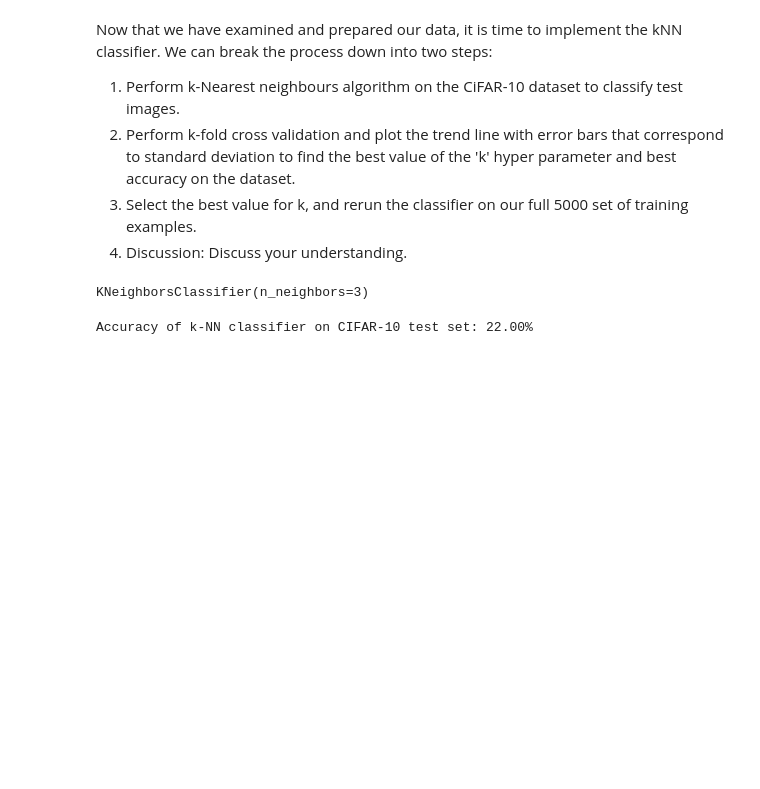
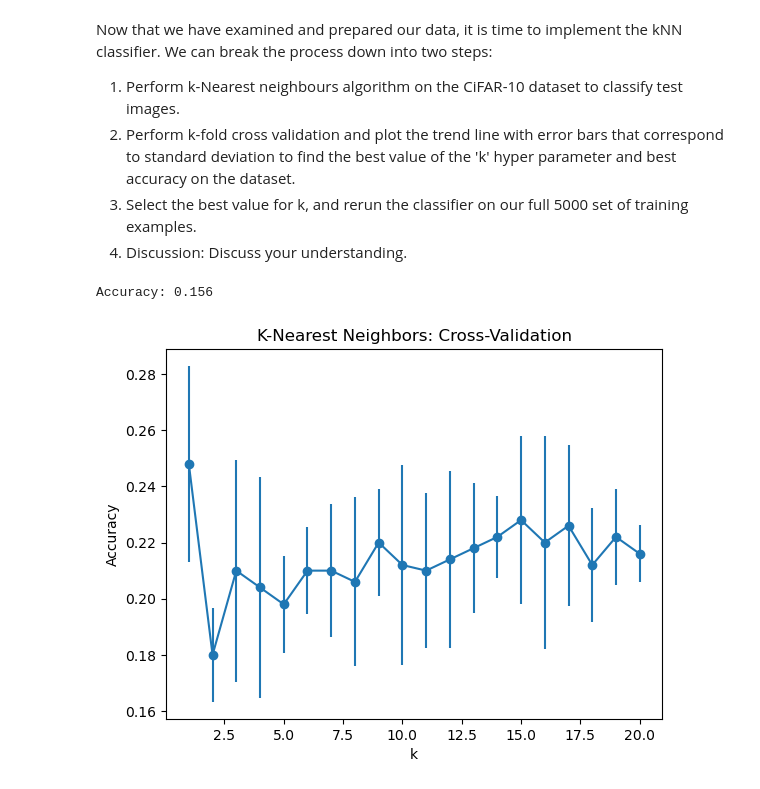
Before and after one commit to melvin018/Computer-Vision-, a Jupyter notebook: knn.ipynb, the cells around one changed output. Drawn from its saved outputs; the diff is of its cells as text; code cells hidden in the pictures; blank space fills up the shorter version.

```diff
--- a/knn.ipynb
+++ b/knn.ipynb
@@ -129,18 +95,47 @@ y_train_subset = y_train[:subset_size].flatten()
-# %%
-# Initialize k-NN classifier
-k = 3  # Number of neighbors
-knn = KNeighborsClassifier(n_neighbors=k, algorithm='auto')
-
-# Train k-NN classifier
-knn.fit(X_train, y_train)
-# %% [output]
-KNeighborsClassifier(n_neighbors=3)
-# %%
-# Predict on the test set
-y_pred = knn.predict(X_test)
-
-# Evaluate the classifier
-accuracy = accuracy_score(y_test, y_pred)
-print(f"Accuracy of k-NN classifier on CIFAR-10 test set: {accuracy * 100:.2f}%")
-# %% [output]
-Accuracy of k-NN classifier on CIFAR-10 test set: 22.00%
+# %%
+from sklearn.neighbors import KNeighborsClassifier
+from sklearn.metrics import accuracy_score
+
+# Create a k-Nearest Neighbors classifier
+knn = KNeighborsClassifier(n_neighbors=2)
+
+# Train the classifier using the training data
+knn.fit(X_train, y_train)
+
+# Predict the labels for the test data
+y_pred = knn.predict(X_test)
+
+# Calculate the accuracy of the classifier
+accuracy = accuracy_score(y_test, y_pred)
+print("Accuracy:", accuracy)
+# %% [output]
+Accuracy: 0.156
+# %%
+import numpy as np
+from sklearn.neighbors import KNeighborsClassifier
+from sklearn.model_selection import cross_val_score
+
+import matplotlib.pyplot as plt
+
+# Define the range of k values to test
+k_values = range(1, 21)
+
+# Initialize lists to store mean accuracy and standard deviation for each k value
+mean_accuracy = []
+std_dev = []
+
+# Perform k-fold cross-validation for each k value
+for k in k_values:
+    knn = KNeighborsClassifier(n_neighbors=k)
+    scores = cross_val_score(knn, X_train, y_train, cv=5)
+    mean_accuracy.append(np.mean(scores))
+    std_dev.append(np.std(scores))
+
+# Plot the trend line with error bars
+plt.errorbar(k_values, mean_accuracy, yerr=std_dev, fmt='-o')
+plt.xlabel('k')
+plt.ylabel('Accuracy')
+plt.title('K-Nearest Neighbors: Cross-Validation')
+plt.show()
+# %% [output]
+[figure, added]
```
Also changed, not shown: parts of 6 cells of this notebook.
